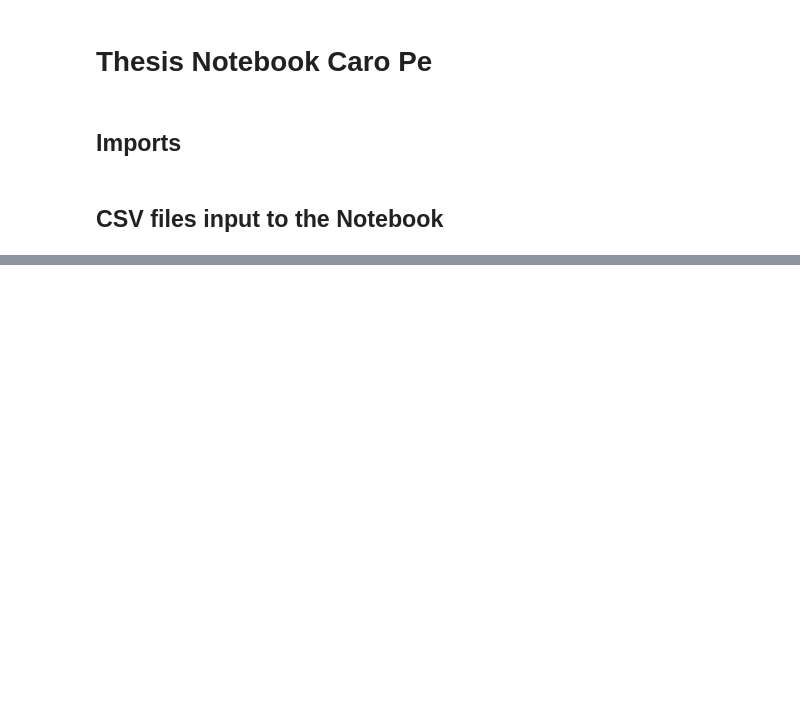
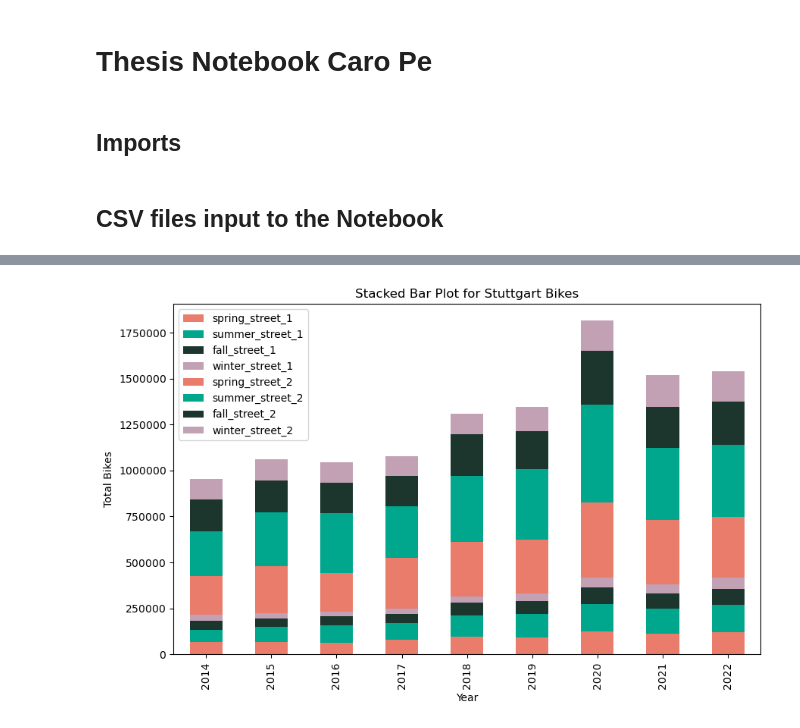
Before and after one commit to caropaezBSH/CaroPeThesis, a Jupyter notebook: Stuttgart_Notebook.ipynb, the cells around one changed output, grey strips where cells are left out. Drawn from its saved outputs; the diff is of its cells as text; code cells hidden in the pictures; blank space fills up the shorter version.

```diff
--- a/Stuttgart_Notebook.ipynb
+++ b/Stuttgart_Notebook.ipynb
@@ -425,0 +54,24 @@ print(df_yearly_total)
+# %%
+df_stuttgart = df_stuttgart.drop(columns=['total_bikes_both_streets','total_bikes_street_1','total_bikes_street_2'])
+
+# Drop rows where the value in the "jahr" column is 2013, because it has no values for the "street 1" related columns
+# it seems like there was no sensor in that street during 2013
+df_stuttgart = df_stuttgart[df_stuttgart['jahr'] != 2013]
+
+sns.color_palette("flare")
+# Plotting
+ax = df_stuttgart.plot.bar(x='jahr',stacked=True, figsize=(10, 6), color=['#e97c6b','#00a78d','#1c352d','#c2a1b5'])
+
+# Change y-axis tick format
+ax.yaxis.set_major_formatter(ScalarFormatter(useMathText=True))
+ax.ticklabel_format(style='plain', axis='y')  # Ensure plain formatting
+
+# Add labels and title
+plt.title('Stacked Bar Plot for Stuttgart Bikes')
+plt.xlabel('Year')
+plt.ylabel('Total Bikes')
+
+# Show plot
+plt.show()
+# %% [output]
+[figure, added]
```
Also changed, not shown: parts of 20 cells of this notebook.
